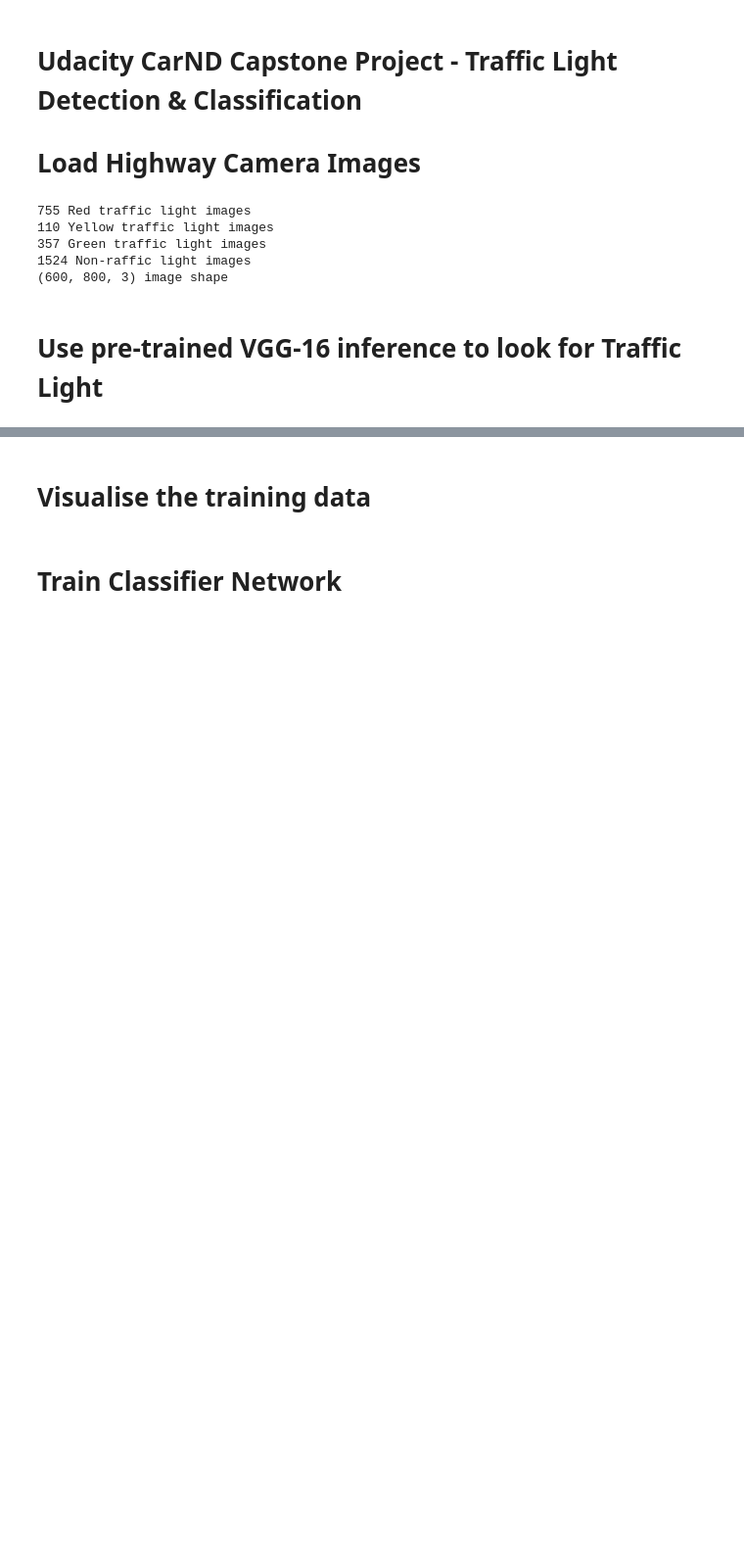
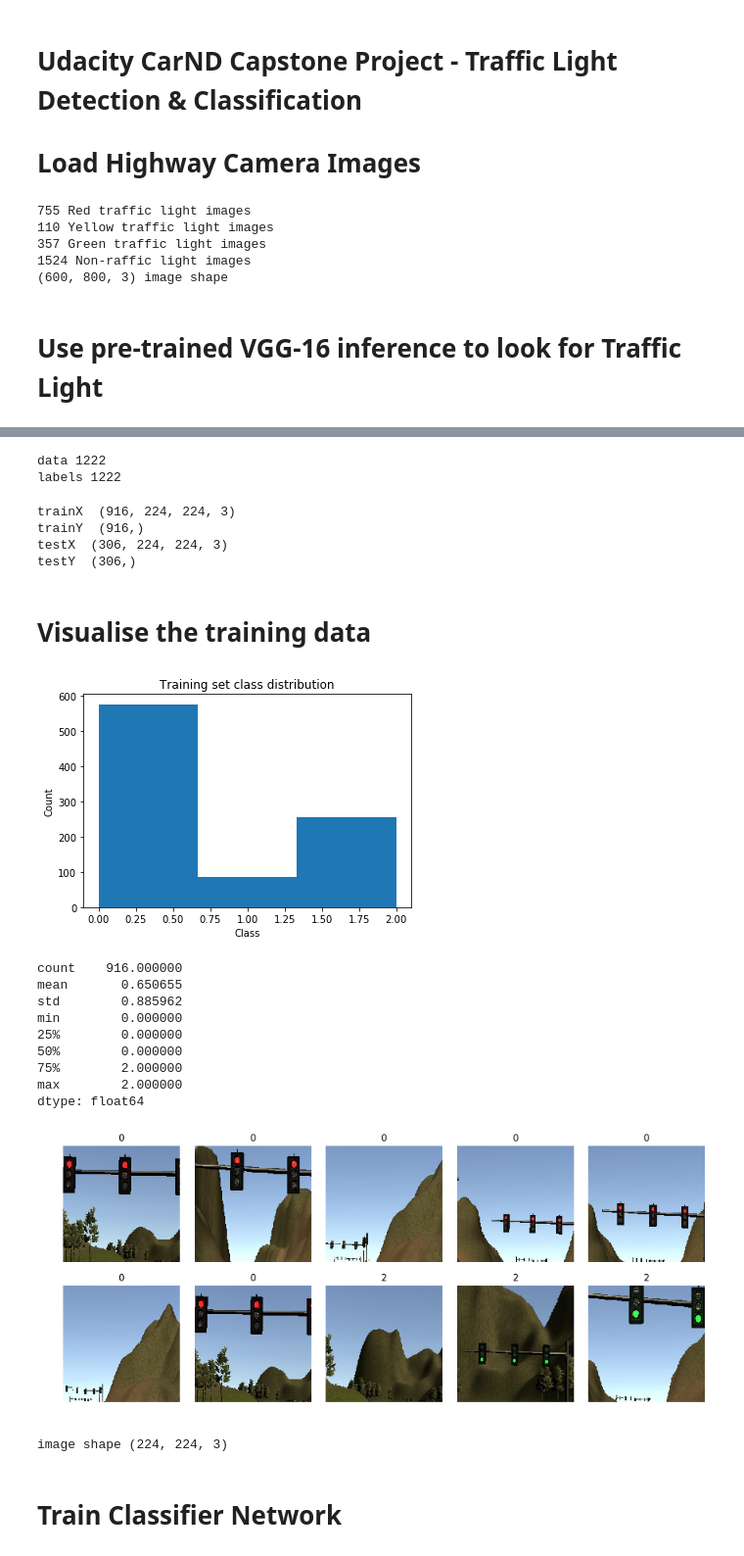
Before and after one commit to kinjisato/CarND-Capstone-Traffic_Light, a Jupyter notebook: Capstone_Traffic_Lights.ipynb, the cells around one changed output, grey strips where cells are left out. Shown at 98% size. Cells and saved outputs as stored; diff of their text form; code cells hidden in the pictures; blank space fills up the shorter version.

Commit message:
Added pickle data file

```diff
--- a/Capstone_Traffic_Lights.ipynb
+++ b/Capstone_Traffic_Lights.ipynb
@@ -100,9 +98,9 @@ for imagePath in red:
     label_vgg16 = decode_predictions(predictions_vgg16)
 
     if (int(label_vgg16[0][0][1] == 'traffic_light') & int(label_vgg16[0][0][2] > 0.7)):
-        label = 1
-        data.append(processed_image_vgg16)
-        #data.append(image)
+        label = 0
+        #data.append(processed_image_vgg16)
+        data.append(image)
         labels.append(label)
 
 
@@ -120,8 +118,8 @@ for imagePath in yellow:
 
     if (int(label_vgg16[0][0][1] == 'traffic_light') & int(label_vgg16[0][0][2] > 0.7)):
         label = 1
-        data.append(processed_image_vgg16)
-        #data.append(image)
+        #data.append(processed_image_vgg16)
+        data.append(image)
         labels.append(label)
 
 # loop over the green images
@@ -138,8 +136,8 @@ for imagePath in green:
 
     if (int(label_vgg16[0][0][1] == 'traffic_light') & int(label_vgg16[0][0][2] > 0.7)):
         label = 2
-        data.append(processed_image_vgg16)
-        #data.append(image)
+        #data.append(processed_image_vgg16)
+        data.append(image)
         labels.append(label)
 # %% [output]
 [INFO] loading images for classifer training...
@@ -165,10 +160,33 @@ print ('labels', len(labels))
+# %%
+import pickle
+
+print ('data', len(data))
+print ('labels', len(labels))
+
+
+# Save the camera mtx and dist calibration results in pickle file for later use
+tl_pickle = {}
+tl_pickle["data"] = data
+tl_pickle["labels"] = labels
+pickle.dump( tl_pickle, open( "highway_traffic_lights.pickle", "wb" ) )
+# %% [output]
+data 1222
+labels 1222
 # %%
 from sklearn.model_selection import train_test_split
 from keras.utils import to_categorical
+import pickle
+
+tl_pickle = {}
+with open("highway_traffic_lights.pickle", mode='rb') as f:
+    tl_pickle = pickle.load(f)
+
+data = tl_pickle["data"]
+labels = tl_pickle["labels"]
 
 # convert to array
 # scale the raw pixel intensities to the range [0, 1]
-data = np.array(data, dtype="float")/255.0
+data = np.array(data, dtype="float")
 labels = np.array(labels)
 
 # partition the data into training and testing splits using 75% of
@@ -183,6 +201,11 @@ print ('trainX ', trainX.shape)
 print ('trainY ', trainY.shape)
 print ('testX ', testX.shape)
 print ('testY ', testY.shape)
+# %% [output]
+trainX  (916, 224, 224, 3)
+trainY  (916,)
+testX  (306, 224, 224, 3)
+testY  (306,)
 # %% [markdown]
 # Visualise the training data
 # %%
@@ -191,35 +214,51 @@ import matplotlib.pyplot as plt
 %matplotlib inline
 
 import numpy as np
 from random import randint
+import scipy.misc
 
 # create Pandas dataframe for analysis of labels
 import pandas as pd
 trainset=pd.Series(trainY)
 n_classes = len(trainset.unique())
 
 # show distribution of training data
 
 #trainset.value_counts().plot.bar()
 plt.hist(trainY, n_classes)
 plt.title("Training set class distribution")
 plt.xlabel("Class")
 plt.ylabel("Count")
 plt.show()
 
 print (trainset.describe())
 
 # show image of 10 random data points
 fig, axs = plt.subplots(2,5, figsize=(15, 6))
 fig.subplots_adjust(hspace = .2, wspace=.001)
 axs = axs.ravel()
 for i in range(10):
-    index = randint(0, len(trainX))
+    index = randint(0, len(trainX-1))
     image = trainX[index]
     axs[i].axis('off')
-    axs[i].imshow(image)
+    rgb = scipy.misc.toimage(image)
+    axs[i].imshow(rgb)
     axs[i].set_title(trainY[index])
 plt.show()
+print ('image shape', image.shape)
+# %% [output]
+[figure, added]
+count    916.000000
+mean       0.650655
+std        0.885962
+min        0.000000
+25%        0.000000
+50%        0.000000
+75%        2.000000
+max        2.000000
+dtype: float64
+[figure, added]
+image shape (224, 224, 3)
 # %% [markdown]
 # Train Classifier Network
 # %%
```
Also changed, not shown: parts of 6 cells of this notebook.
